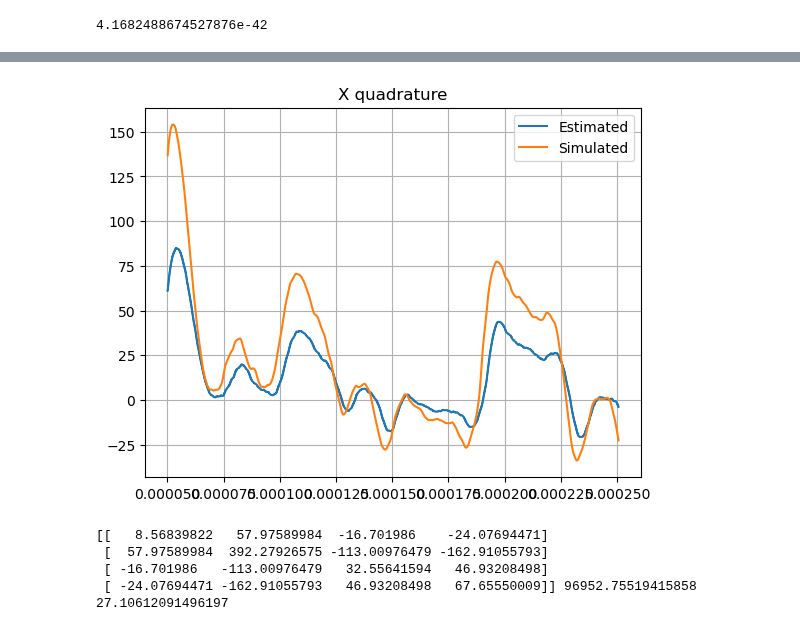
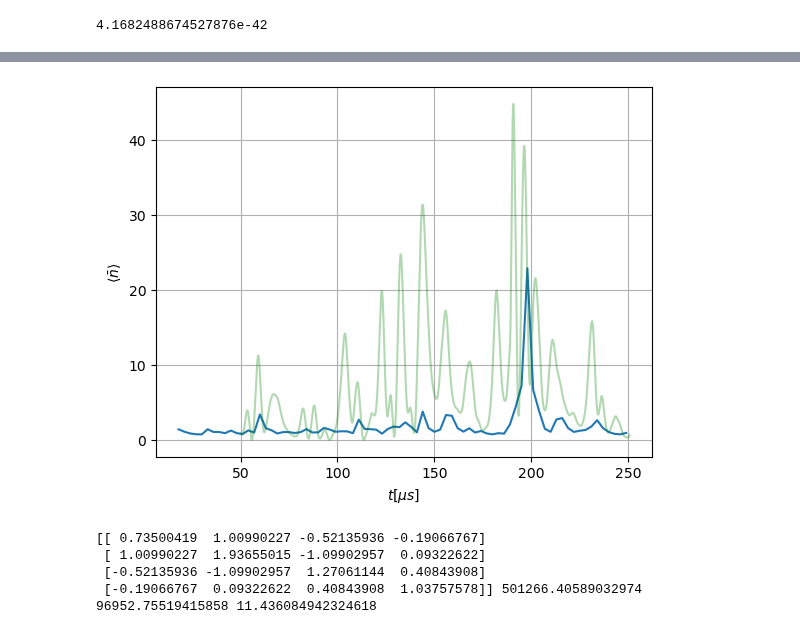
Before and after one commit to QuantumAdventures/single-photons, a Jupyter notebook: notebooks/4. Control Cavity Simulation.ipynb, the cells around one changed output, grey strips where cells are left out. Saved outputs shown, nothing was run; the diff lists cells and outputs as text; code cells hidden in the pictures.

```diff
--- a/notebooks/4. Control Cavity Simulation.ipynb
+++ b/notebooks/4. Control Cavity Simulation.ipynb
@@ -159,6 +154,16 @@ for i in tqdm(range(t.shape[0])):
 
     controls.append(float(control))
     states = env.step(states, alpha_in=alpha_in[i], control=control, delta_t=delta_t)
+# %%
+def compute_phonons(estimations, cov_matrix, step=100):
+    sampled_cov_matrix = [el[2:,2:] for el in kalman.error_covariance_apriori[::step]]
+    N = len(sampled_cov_matrix)
+    phonons = np.zeros((N-1))
+    for i in range(1, N):
+        averaged = estimations[(i-1)*step:i*step, 2:].mean(axis=0)
+        second_moments = sampled_cov_matrix[i]+np.power(averaged,2)
+        phonons[i-1] = np.trace(second_moments)/4-0.5
+    return phonons
 # %%
 plt.close("all")
 fig1 = plt.Figure()
@@ -184,16 +190,14 @@ plt.show()
 #plt.legend(["Estimated", "Simulated"])
 #plt.show()
 # %%
-plt.figure()
-fig2 = plt.Figure()
-plt.title('X quadrature')
-plt.plot(t[int(1/5*t.shape[0]):], estimated_states[int(1/5*t.shape[0]):,0])
-plt.plot(t[int(1/5*t.shape[0]):], new_states[int(1/5*t.shape[0]):,0])
-plt.grid()
-plt.legend(['Estimated','Simulated'])
-plt.show()
+#plt.figure()
+#fig2 = plt.Figure()
+#plt.title('X quadrature')
+#plt.plot(t[int(1/5*t.shape[0]):], estimated_states[int(1/5*t.shape[0]):,0])
+#plt.plot(t[int(1/5*t.shape[0]):], new_states[int(1/5*t.shape[0]):,0])
+#plt.grid()
+#plt.legend(['Estimated','Simulated'])
+#plt.show()
-# %% [output]
-[figure, removed]
 # %%
 
 # In[63]:
@@ -207,10 +211,25 @@ plt.show()
 #plt.grid()
 #plt.legend(["Estimated", "Simulated"])
 #plt.show()
+# %%
+step=100
+start = 5
+phonons = compute_phonons(estimated_states[::control_step, :], kalman.error_covariance_aposteriori, step=step)
+plt.plot(t[::control_step][::step][start+1:]/1e-6, phonons[start:])
+plt.plot(t[int(t.shape[0]/5):]/1e-6,new_states[int(t.shape[0]/5):,0]**2 + new_states[int(t.shape[0]/5):,1]**2,alpha=0.3,color = 'green')
+#plt.plot(2*[pulse_center*np.diff(t)[0]/1e-6], [min(phonons[start:]),max(phonons[start:])],alpha = 0.2,color = 'green')
+#plt.xlim([t[::control_step][::step][1]/1e-6, t[::control_step][::step][-1]/1e-6])
+#plt.ylim([0,20])
+plt.ylabel(r'$\langle \bar{n} \rangle$')
+plt.xlabel(r'$t[\mu s]$')
+plt.grid()
+plt.show()
+# %% [output]
+[figure, added]
 # %%
-print(kalman.error_covariance_apriori[-1], g_cs, std_detection)
+print(kalman.error_covariance_apriori[-1], omega, g_cs, std_detection)
 # %% [output]
-[[   8.56839822   57.97589984  -16.701986    -24.07694471]
- [  57.97589984  392.27926575 -113.00976479 -162.91055793]
- [ -16.701986   -113.00976479   32.55641594   46.93208498]
- [ -24.07694471 -162.91055793   46.93208498   67.65550009]] 96952.75519415858 27.10612091496197
+[[ 0.73500419  1.00990227 -0.52135936 -0.19066767]
+ [ 1.00990227  1.93655015 -1.09902957  0.09322622]
+ [-0.52135936 -1.09902957  1.27061144  0.40843908]
+ [-0.19066767  0.09322622  0.40843908  1.03757578]] 501266.40589032974 96952.75519415858 11.436084942324618
```
Also changed, not shown: parts of 9 cells of this notebook, 1 other file.
